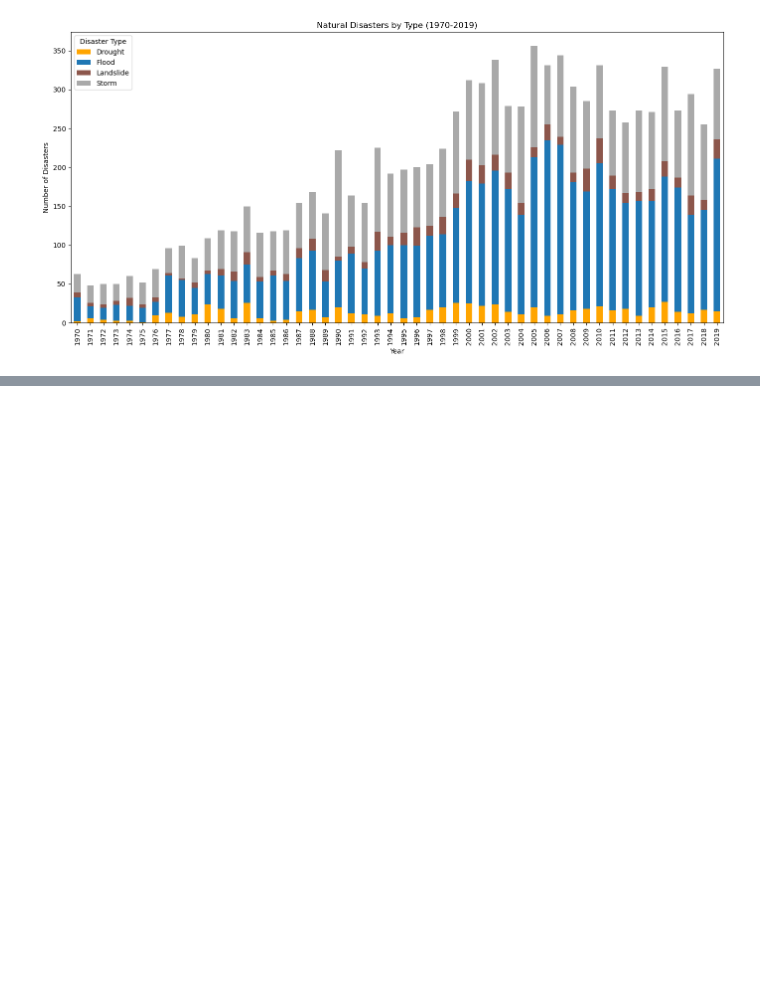
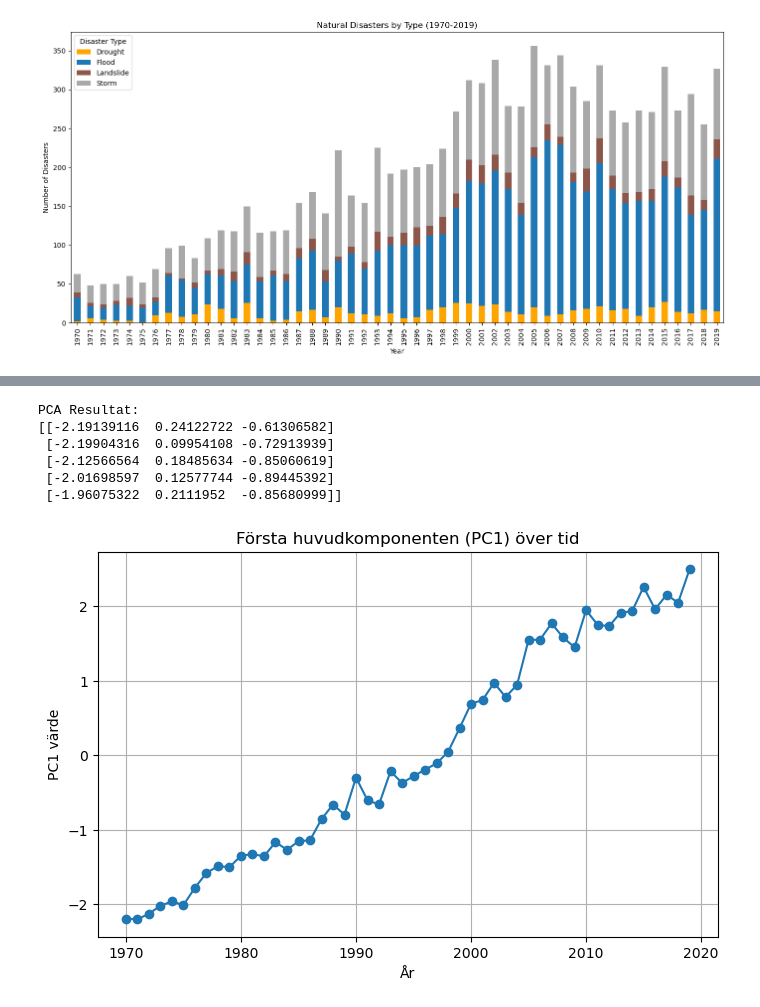
Before and after one commit to Abbekf/disasters-analysis, a Jupyter notebook: main.ipynb, the cells around one changed output, grey strips where cells are left out. Saved outputs shown, nothing was run; the diff lists cells and outputs as text; code cells hidden in the pictures; blank space fills up the shorter version.

```diff
--- a/main.ipynb
+++ b/main.ipynb
@@ -126,0 +184,32 @@ plt.show()
+# %%
+# Använd den redan standardiserade datan från merged
+X = merged[numerical_columns].values
+
+# Beräkna PCA
+x_pca = np.dot(X, eigenvectors.T)
+
+print("\nPCA Resultat:")
+print(x_pca[:5])  # Visa de första 5 raderna av PCA-resultatet
+
+# Hämta åren från merged
+years = merged['Year'].values
+
+# PC1 = första kolumnen i X_pca
+pc1_values = x_pca[:, 0]
+
+# Plot
+plt.figure(figsize=(8,5))
+plt.plot(years, pc1_values, marker='o', linestyle='-')
+plt.title('Första huvudkomponenten (PC1) över tid')
+plt.xlabel('År')
+plt.ylabel('PC1 värde')
+plt.grid(True)
+plt.show()
+# %% [output]
+PCA Resultat:
+[[-2.19139116  0.24122722 -0.61306582]
+ [-2.19904316  0.09954108 -0.72913939]
+ [-2.12566564  0.18485634 -0.85060619]
+ [-2.01698597  0.12577744 -0.89445392]
+ [-1.96075322  0.2111952  -0.85680999]]
+[figure, added]
```
Also changed, not shown: parts of 1 cell of this notebook, 2 other files.
